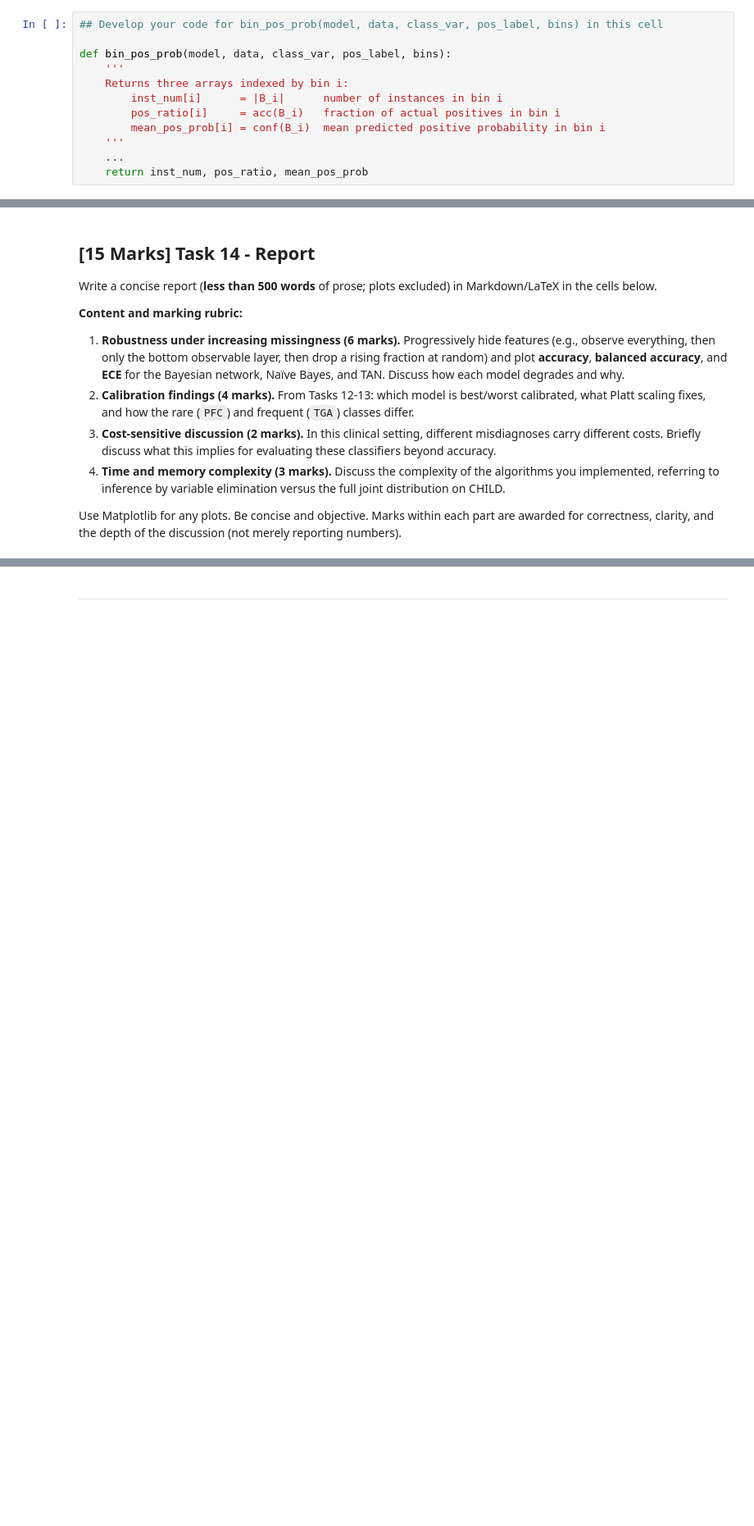
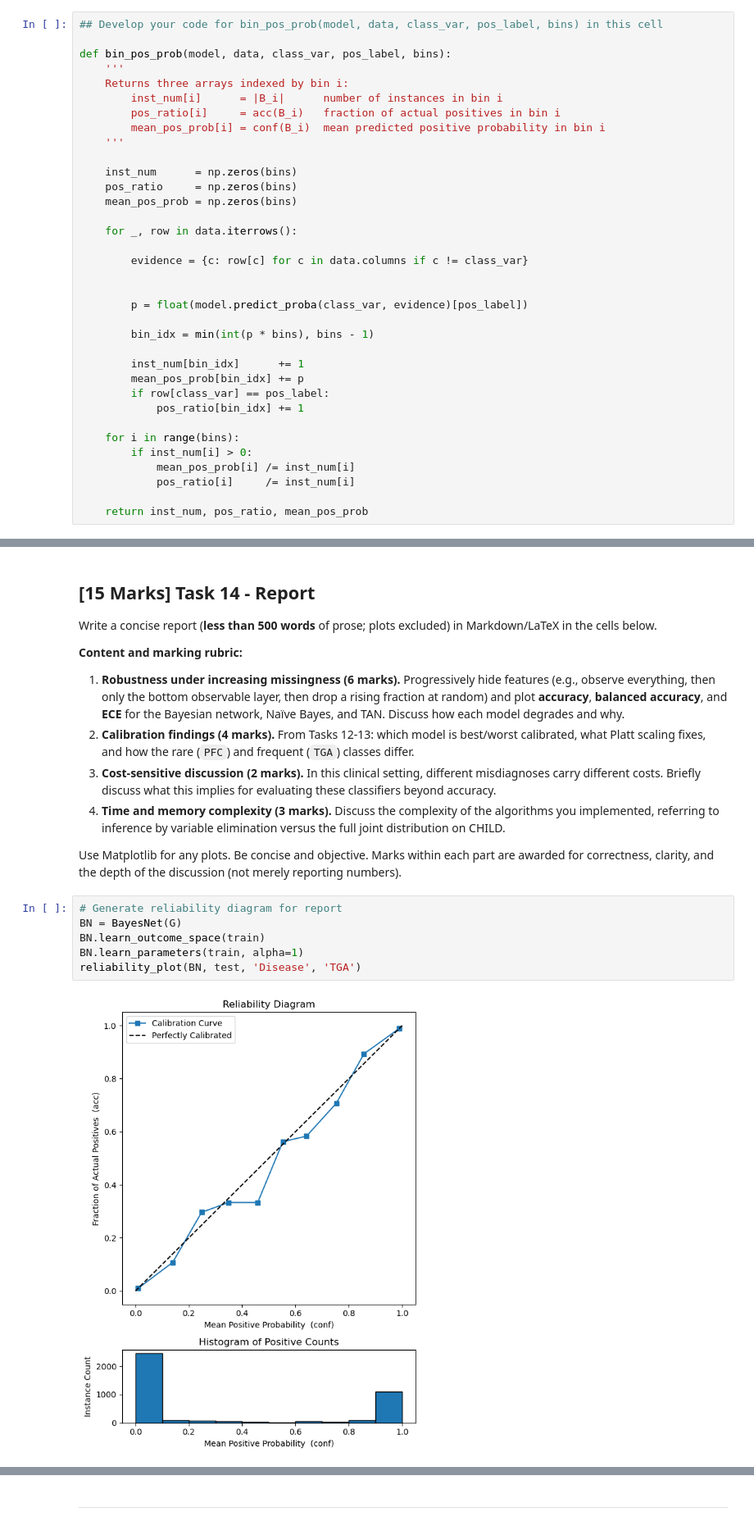
Before and after one commit to AGNDM/COMP9418_Assignment_1, a Jupyter notebook: COMP9418 - Assignment 1 - CHILD - Student Template.ipynb, the cells around one changed output, grey strips where cells are left out. Shown at 82% size. Saved outputs shown, nothing was run; the diff lists cells and outputs as text; blank space fills up the shorter version.

```diff
--- a/COMP9418 - Assignment 1 - CHILD - Student Template.ipynb
+++ b/COMP9418 - Assignment 1 - CHILD - Student Template.ipynb
@@ -775,7 +800,30 @@ def bin_pos_prob(model, data, class_var, pos_label, bins):
         pos_ratio[i]     = acc(B_i)   fraction of actual positives in bin i
         mean_pos_prob[i] = conf(B_i)  mean predicted positive probability in bin i
     '''
-    ...
+
+    inst_num      = np.zeros(bins)
+    pos_ratio     = np.zeros(bins)
+    mean_pos_prob = np.zeros(bins)
+
+    for _, row in data.iterrows():
+
+        evidence = {c: row[c] for c in data.columns if c != class_var}
+
+
+        p = float(model.predict_proba(class_var, evidence)[pos_label])
+
+        bin_idx = min(int(p * bins), bins - 1)
+
+        inst_num[bin_idx]      += 1
+        mean_pos_prob[bin_idx] += p
+        if row[class_var] == pos_label:
+            pos_ratio[bin_idx] += 1
+
+    for i in range(bins):
+        if inst_num[i] > 0:
+            mean_pos_prob[i] /= inst_num[i]
+            pos_ratio[i]     /= inst_num[i]
+
     return inst_num, pos_ratio, mean_pos_prob
 # %% [markdown]
 ### Reliability diagram (provided)
@@ -888,4 +961,12 @@ Write a concise report (**less than 500 words** of prose; plots excluded) in Mar
 4. **Time and memory complexity (3 marks).** Discuss the complexity of the algorithms you implemented, referring to inference by variable elimination versus the full joint distribution on CHILD.
 
 Use Matplotlib for any plots. Be concise and objective. Marks within each part are awarded for correctness, clarity, and the depth of the discussion (not merely reporting numbers).
+# %%
+# Generate reliability diagram for report
+BN = BayesNet(G)
+BN.learn_outcome_space(train)
+BN.learn_parameters(train, alpha=1)
+reliability_plot(BN, test, 'Disease', 'TGA')
+# %% [output]
+[figure, added]
 # %% [markdown]
```
Also changed, not shown: parts of 8 cells of this notebook.
